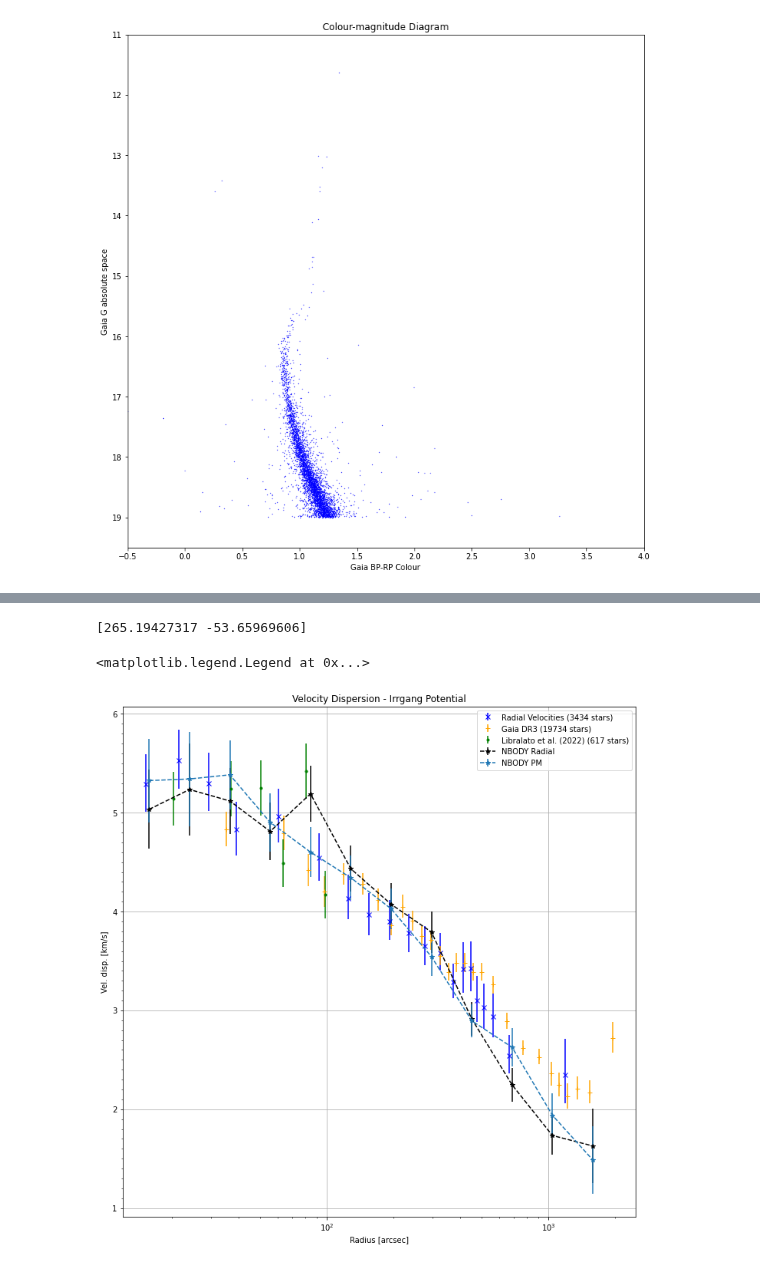
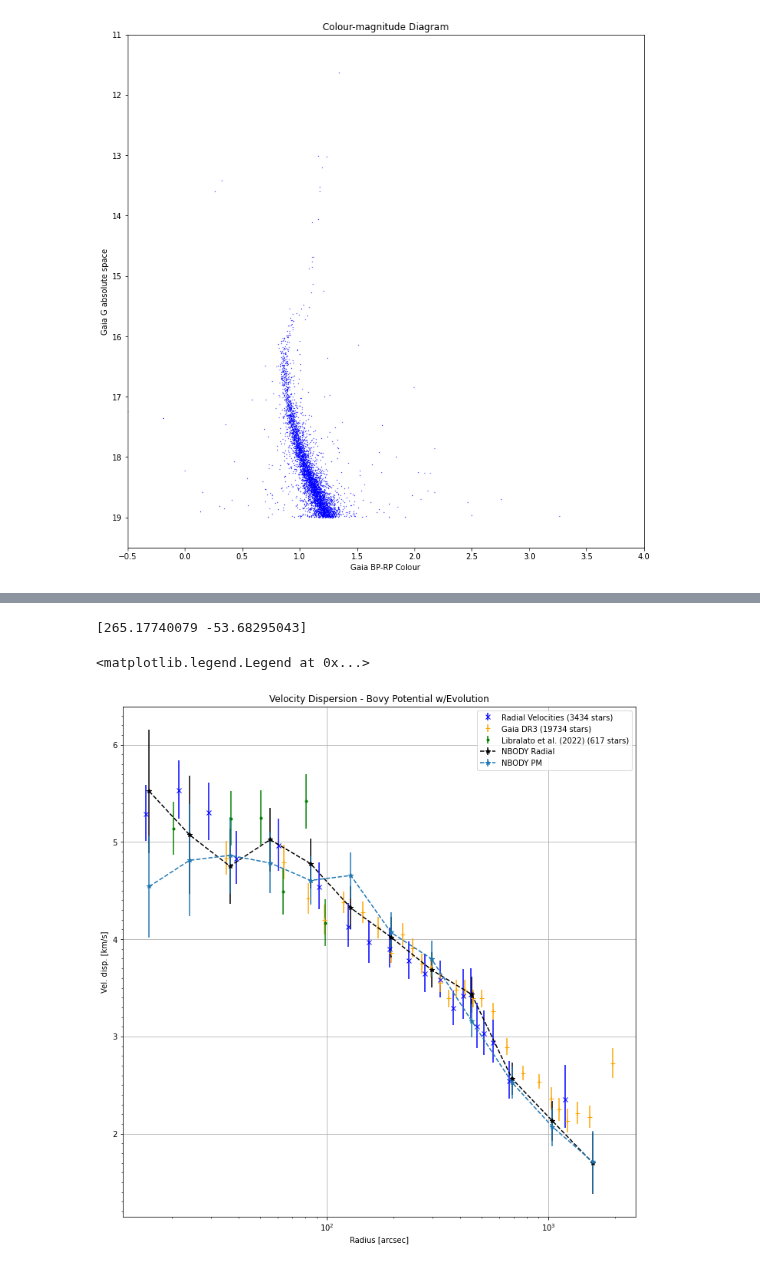
Before and after one commit to anthony-arnold/ngc6397, a Jupyter notebook: ngc6397.ipynb, the cells around one changed output, grey strips where cells are left out. Cells and saved outputs as stored; diff of their text form; code cells hidden in the pictures.

```diff
--- a/ngc6397.ipynb
+++ b/ngc6397.ipynb
@@ -223,7 +223,7 @@ trager = np.loadtxt('ngc6397_trager.dat')
 
 fig, ax = plt.subplots(ncols=1)
 
-ax.set_title('Surface Brightness (Irrgang)')
+ax.set_title('Surface Brightness (Bovy)')
 ax.set_xlabel(r'Radius [arcsec]')
 ax.set_ylabel(r'SB [mag]')
 ax.set_xscale("log")
@@ -258,12 +258,16 @@ surface_density(arcsec_distance[arcsec_distance > 100], ax, 'Gaia $+16$', scale=
 # Get nbody form
 #nbody8 = np.loadtxt('2023-02-09/ngc6397.out')
 #nbody8 = np.loadtxt('8gyr/ngc6397.out')
-nbody = np.loadtxt('2023-04-13/ngc6397.out')
+nbody4 = np.loadtxt('2023-06-16/ngc6397.out')
+nbody = np.loadtxt('2023-11-05/ngc6397.out')
+m480= (nbody4[:,7] > 0.78) & (nbody4[:,7] < 0.9) & (nbody4[:,8] < 6)
 m80 = (nbody[:,7] > 0.78) & (nbody[:,7] < 0.9) & (nbody[:,8] < 6)
 
 # nbdis = rad2arcsec(angular_dist(nbody8[:,1][m80], nbody8[:,2][m80], orbits.RA, orbits.DEC))
+#nbdis = 3600.0 * np.sqrt((nbody4[:,1][m480]-orbits.RA)**2 * np.cos(orbits.DEC/180.0*np.pi)**2+(nbody4[:,2][m480]-orbits.DEC)**2)
+#surface_density(nbdis, ax, 'NBODY 4gyr (no evolution) $+14$', fmt='o-', scale=14, lw=2)
 nbdis = 3600.0 * np.sqrt((nbody[:,1][m80]-orbits.RA)**2 * np.cos(orbits.DEC/180.0*np.pi)**2+(nbody[:,2][m80]-orbits.DEC)**2)
-surface_density(nbdis, ax, 'NBODY 4gyr $+14.5$', fmt='g-', scale=14.5, lw=3)
+surface_density(nbdis, ax, 'NBODY 4gyr (evolution) $+14$', fmt='g-', scale=14, lw=3)
 
 
 ax.legend()
@@ -287,7 +291,7 @@ print(nb8_cen)
 #nb8_cen = [270.164528, -54.355833]
 #nb8_cen = [265.175385   ,-53.674335 ]
 # %% [output]
-[265.19427317 -53.65969606]
+[265.17740079 -53.68295043]
 # %%
 # Vel. disp.
 from astropy import units as u
@@ -299,7 +303,7 @@ fig, ax = plt.subplots(ncols=1, nrows=1, figsize=[12,12])
 
 nb8_cen = [265.17538, -53.67434 ]
 
-ax.set_title('Velocity Dispersion - Irrgang Potential')
+ax.set_title('Velocity Dispersion - Bovy Potential w/Evolution')
 #axes[1].set_title('Velocity Dispersion - Tangential')
 
 #for ax in axes:
@@ -364,34 +368,34 @@ def plot_veldis_nb(ax, label, fmt='--*'):
     vn = tangent_to_velocity(bright[:,5] * u.mas/u.yr)
     nbpm = np.sqrt(ve**2 + vn**2)
 
     nbvd, nberr, nbvb = get_veldis(nbpm, nbdx)
     ax.errorbar(nbvb, nbvd, nberr, label='NBODY PM', fmt=fmt)
 
 
 
 def plot_veldis_type(ax, t, label, **kwargs):
 
     vcut = (veldis.data_update['type'] == t) & (veldis.data_update['R'] > 10)
     verru = veldis.data_update['esig_u'][vcut]
     verrl = veldis.data_update['e_sigl'][vcut]
     verr = np.vstack((verrl, verru))
     ax.errorbar(veldis.data_update['R'][vcut], veldis.data_update['sig'][vcut], verr, label=label, **kwargs)
 
 
 plot_veldis_type(ax, 1, 'Radial Velocities (3434 stars)', fmt='bx')
 #plot_veldis_type(axes[1], 1, 'Radial Velocities', martens=True, fmt='rx')
 plot_veldis_type(ax, 4, 'Gaia DR3 (19734 stars)', fmt='+', color='orange')
 plot_veldis_type(ax, 2, 'Libralato et al. (2022) (617 stars)', fmt='g.')
 #plot_veldis_type(axes[1], 4, 'Gaia-PM', fmt='b+')
 #plot_veldis_type(axes[1], 2, 'HST-PM', fmt='y.')
 
 plot_veldis_nb(ax, 'NBODY')
 
 #for ax in axes:
 ax.legend()
 # %% [output]
 <matplotlib.legend.Legend at 0x...>
-[figure, old version]
+[figure, new version]
 # %%
 from scipy.optimize import minimize
 
```
Also changed, not shown: parts of 7 cells of this notebook, 28 other files.
